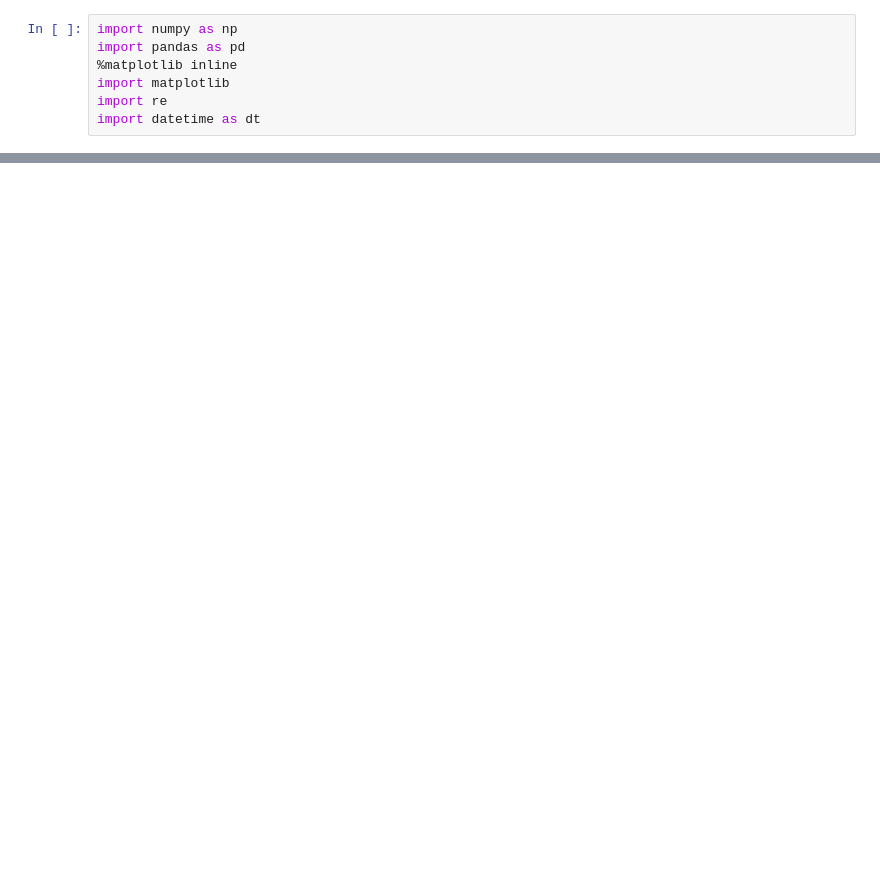
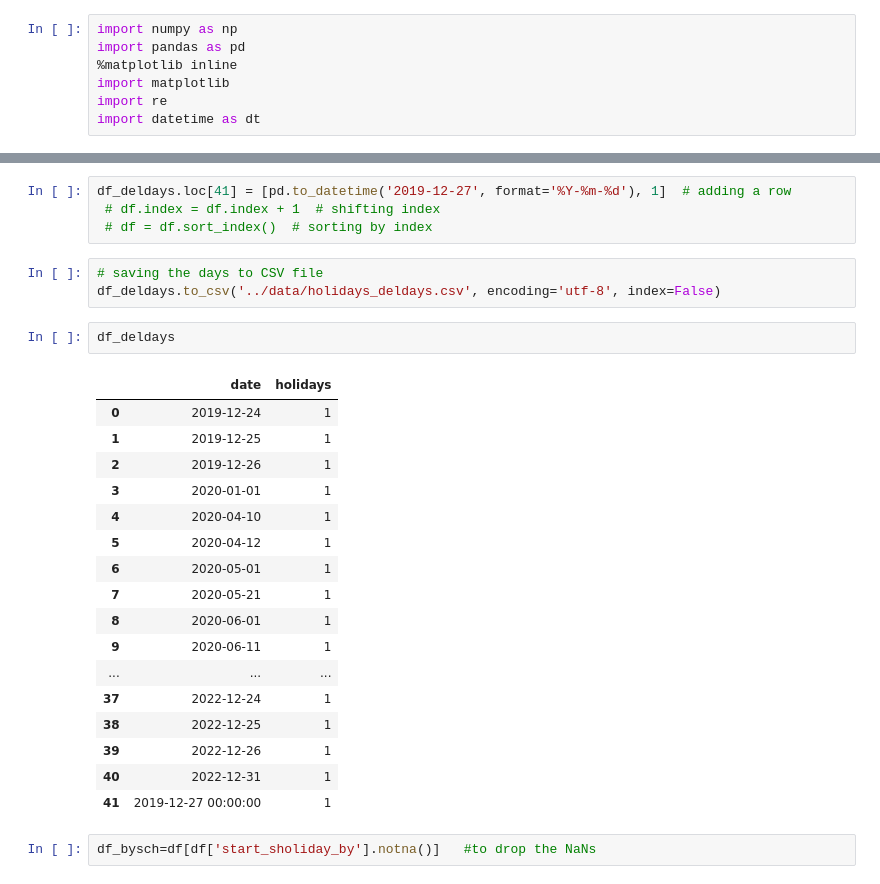
Before and after one commit to Good-Train-Bad-Train/gtbt, a Jupyter notebook: notebooks/boris_holidays.ipynb, the cells around one changed output, grey strips where cells are left out. Saved outputs shown, nothing was run; the diff lists cells and outputs as text; blank space fills up the shorter version.

```diff
--- a/notebooks/boris_holidays.ipynb
+++ b/notebooks/boris_holidays.ipynb
@@ -31,0 +75,29 @@ df
+# %%
+df_deldays.loc[41] = [pd.to_datetime('2019-12-27', format='%Y-%m-%d'), 1]  # adding a row
+ # df.index = df.index + 1  # shifting index
+ # df = df.sort_index()  # sorting by index
+# %%
+# saving the days to CSV file
+df_deldays.to_csv('../data/holidays_deldays.csv', encoding='utf-8', index=False)
+# %%
+df_deldays
+# %% [output]
+|  | date | holidays |
+| 0 | 2019-12-24 | 1 |
+| 1 | 2019-12-25 | 1 |
+| 2 | 2019-12-26 | 1 |
+| 3 | 2020-01-01 | 1 |
+| 4 | 2020-04-10 | 1 |
+| 5 | 2020-04-12 | 1 |
+| 6 | 2020-05-01 | 1 |
+| 7 | 2020-05-21 | 1 |
+| 8 | 2020-06-01 | 1 |
+| 9 | 2020-06-11 | 1 |
+| ... | ... | ... |
+| 37 | 2022-12-24 | 1 |
+| 38 | 2022-12-25 | 1 |
+| 39 | 2022-12-26 | 1 |
+| 40 | 2022-12-31 | 1 |
+| 41 | 2019-12-27 00:00:00 | 1 |
+# %%
+df_bysch=df[df['start_sholiday_by'].notna()]   #to drop the NaNs
```
Also changed, not shown: parts of 25 cells of this notebook, 3 other files.
